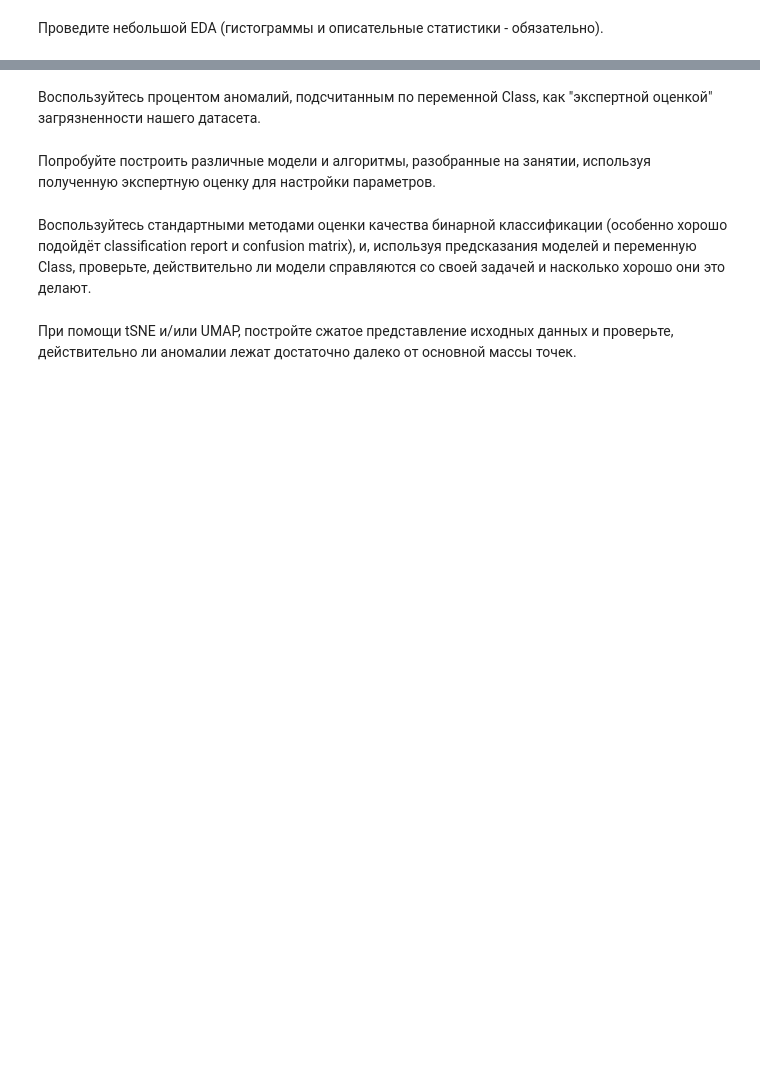
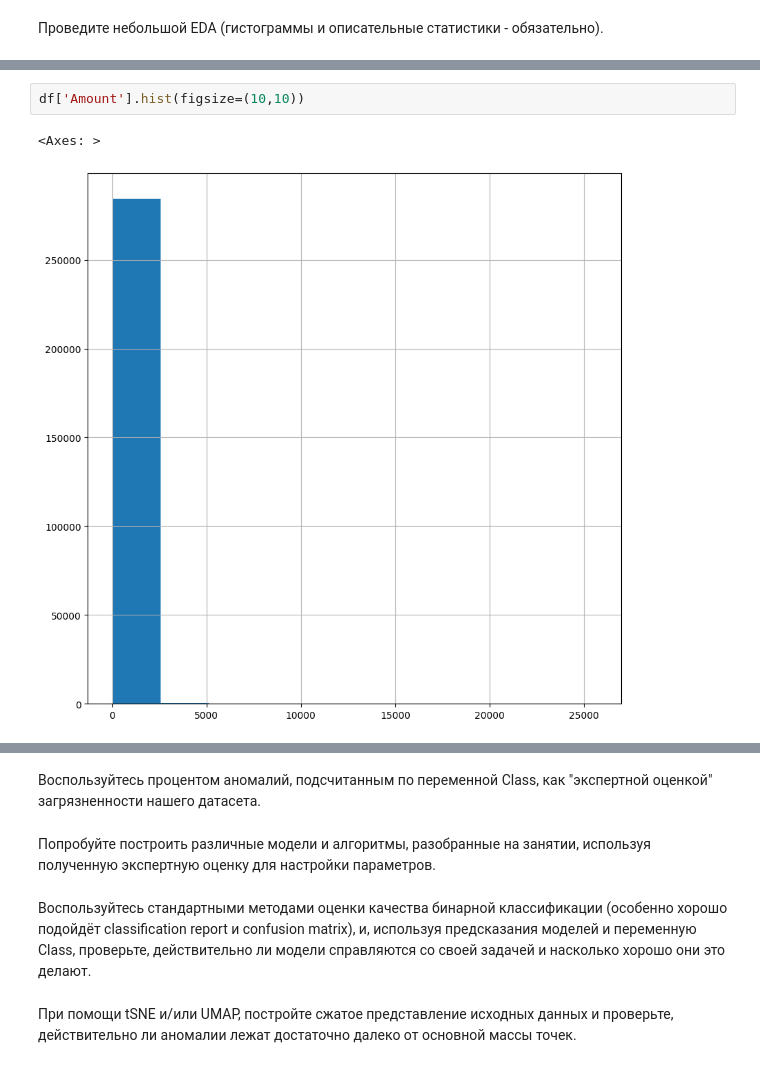
Before and after one commit to Evans-Sense/pet, a Jupyter notebook: Hometask_3_MLPro2025.ipynb, the cells around one changed output, grey strips where cells are left out. Cells and saved outputs as stored; diff of their text form; blank space fills up the shorter version.

```diff
--- a/Hometask_3_MLPro2025.ipynb
+++ b/Hometask_3_MLPro2025.ipynb
@@ -9,0 +99,5 @@
+# %%
+df['Amount'].hist(figsize=(10,10))
+# %% [output]
+<Axes: >
+[figure, added]
```
Also changed, not shown: parts of 10 cells of this notebook.
